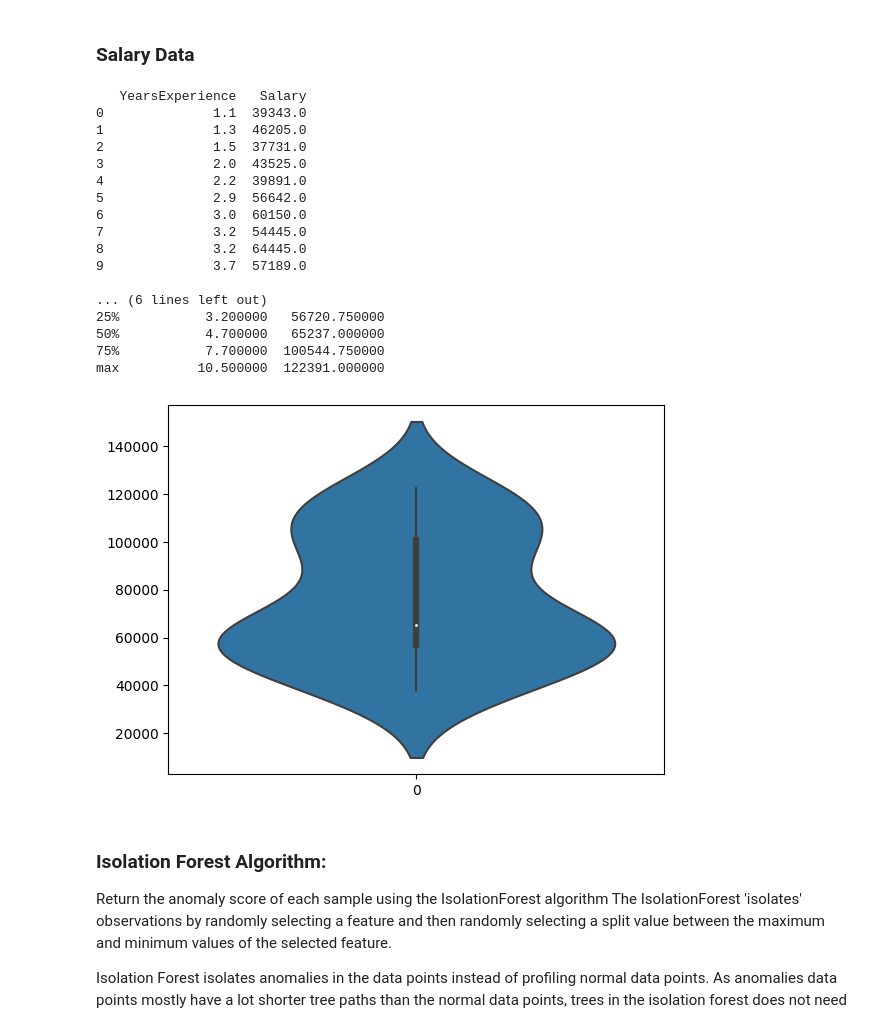
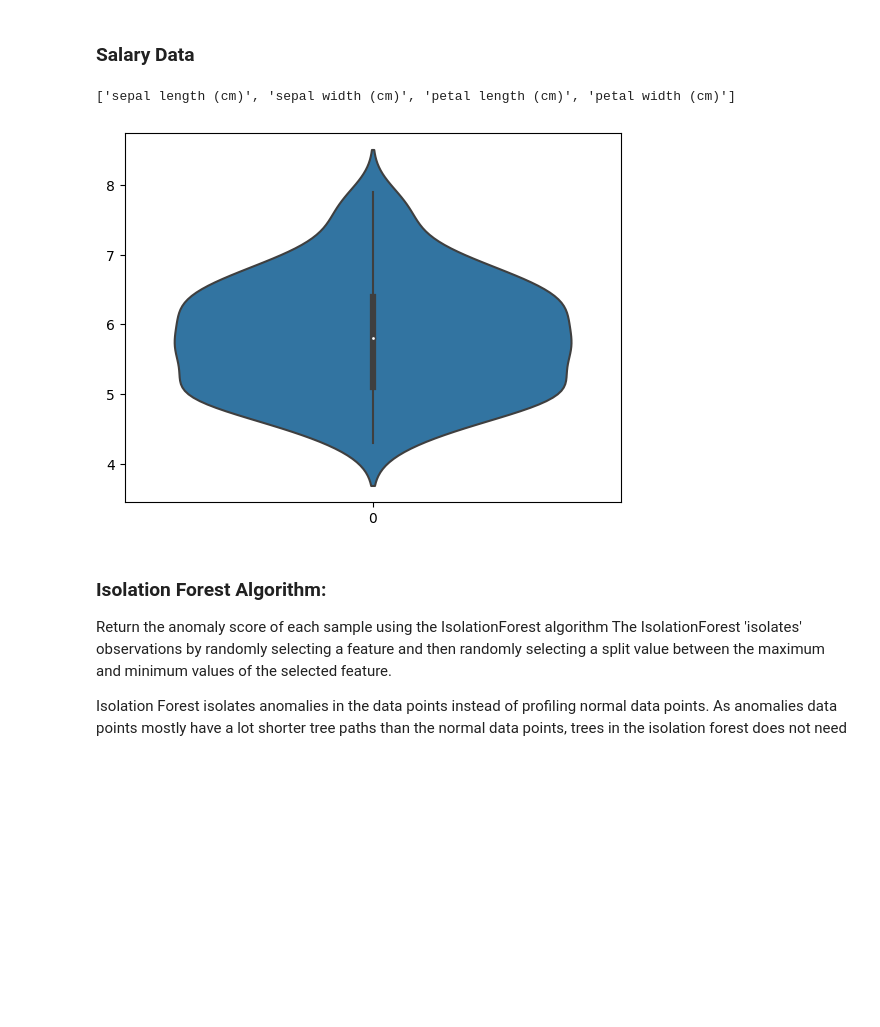
Before and after one commit to kruthi-sb/Data_science, a Jupyter notebook: LAB/expt4_outliers.ipynb, the cells around one changed output. Drawn from its saved outputs; the diff is of its cells as text; code cells hidden in the pictures; blank space fills up the shorter version.

```diff
--- a/LAB/expt4_outliers.ipynb
+++ b/LAB/expt4_outliers.ipynb
@@ -103,37 +103,30 @@ Outliers:  [ 1 30]
 # %%
 import numpy as np
 import pandas as pd
 import seaborn as sns
 import matplotlib.pyplot as plt
 from sklearn.ensemble import IsolationForest
+from sklearn.datasets import load_iris
+
+# iris
+df,y = load_iris(return_X_y=True, as_frame=True)
 
 # get the data
-df = pd.read_csv('/content/Salary_Data.csv')
+'''df = pd.read_csv('/content/Salary_Data.csv')
 print(df.head(10))
-print("\nDescription:\n",df.describe())
+print("\nDescription:\n",df.describe())'''
+
+data_info = load_iris()
+features = data_info["feature_names"]
+
+print(features)
 
 # violin plot
-sns.violinplot(df.Salary)
+sns.violinplot(df["sepal length (cm)"])
 plt.show()
 # %% [output]
-   YearsExperience   Salary
-0              1.1  39343.0
-1              1.3  46205.0
-2              1.5  37731.0
-3              2.0  43525.0
-4              2.2  39891.0
-5              2.9  56642.0
-6              3.0  60150.0
-7              3.2  54445.0
-8              3.2  64445.0
-9              3.7  57189.0
-
-... (6 lines left out)
-25%           3.200000   56720.750000
-50%           4.700000   65237.000000
-75%           7.700000  100544.750000
-max          10.500000  122391.000000
+['sepal length (cm)', 'sepal width (cm)', 'petal length (cm)', 'petal width (cm)']
-[figure, old version]
+[figure, new version]
 # %% [markdown]
 ### Isolation Forest Algorithm:
 
```
Also changed, not shown: parts of 3 cells of this notebook.
